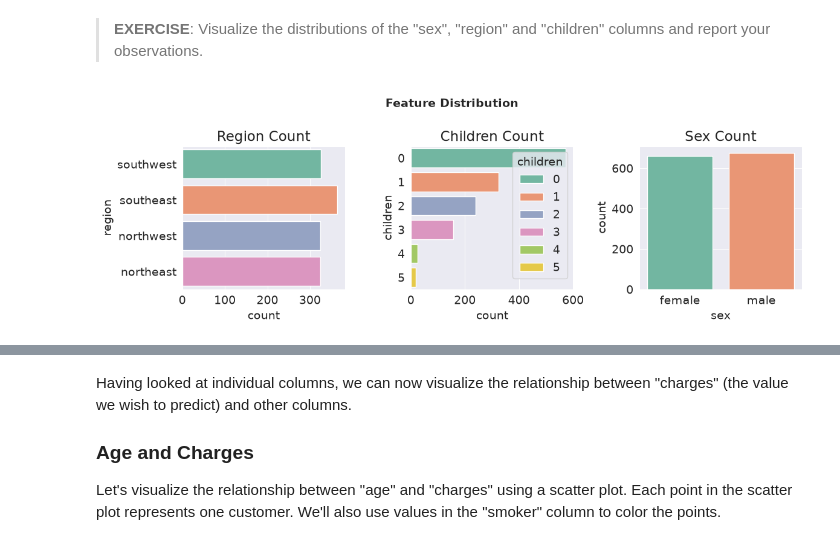
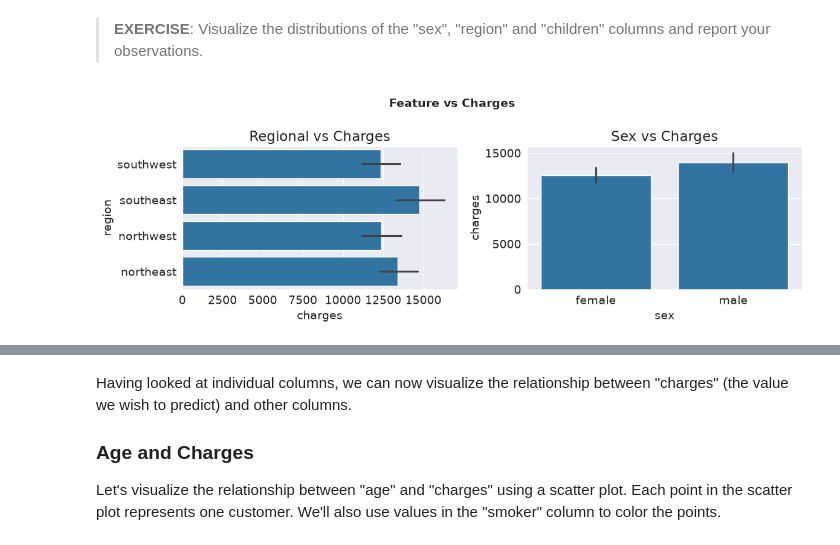
Before and after one commit to geff-ghost/notebooks, a Jupyter notebook: Machine-Learning/lesson-1-linear-regression-with-scikit-learn.ipynb, the cells around one changed output, grey strips where cells are left out. Saved outputs shown, nothing was run; the diff lists cells and outputs as text; code cells hidden in the pictures.

```diff
--- a/Machine-Learning/lesson-1-linear-regression-with-scikit-learn.ipynb
+++ b/Machine-Learning/lesson-1-linear-regression-with-scikit-learn.ipynb
@@ -333,18 +320,16 @@ It appears that 20% of customers have reported that they smoke. Can you verify w
 # %% [markdown]
 > **EXERCISE**: Visualize the distributions of the "sex", "region" and "children" columns and report your observations.
 # %%
-fig, axes = plt.subplots(1, 3, figsize=(12, 4))
-sns.countplot(data=medical_df, y='region', hue='region', ax=axes[0], palette='Set2')
-axes[0].set_title('Region Count')
+fig, axes = plt.subplots(1, 2, figsize=(12, 4))
 
-sns.countplot(data=medical_df, x='sex', hue='sex', palette='Set2', ax=axes[2])
-axes[2].set_title('Sex Count')
+sns.barplot(data=medical_df, y='region', x='charges', ax=axes[0])
+axes[0].set_title('Regional vs Charges')
 
-sns.countplot(data=medical_df, y='children', hue='children', palette='Set2', ax=axes[1])
-axes[1].set_title('Children Count')
+sns.barplot(data=medical_df, x='sex', y='charges', ax=axes[1])
+axes[1].set_title('Sex vs Charges')
 
-plt.suptitle('Feature Distribution', fontweight='bold', fontsize=14)
+plt.suptitle('Feature vs Charges', fontweight='bold', fontsize=14)
 plt.tight_layout()
 plt.show()
 # %% [output]
-[figure, old version]
+[figure, new version]
```
Also changed, not shown: parts of 77 cells of this notebook.
